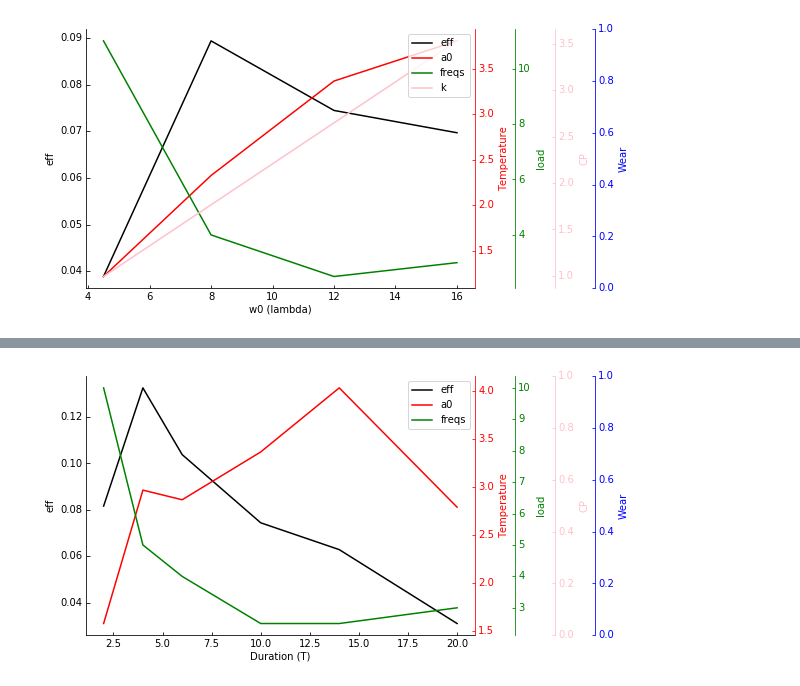
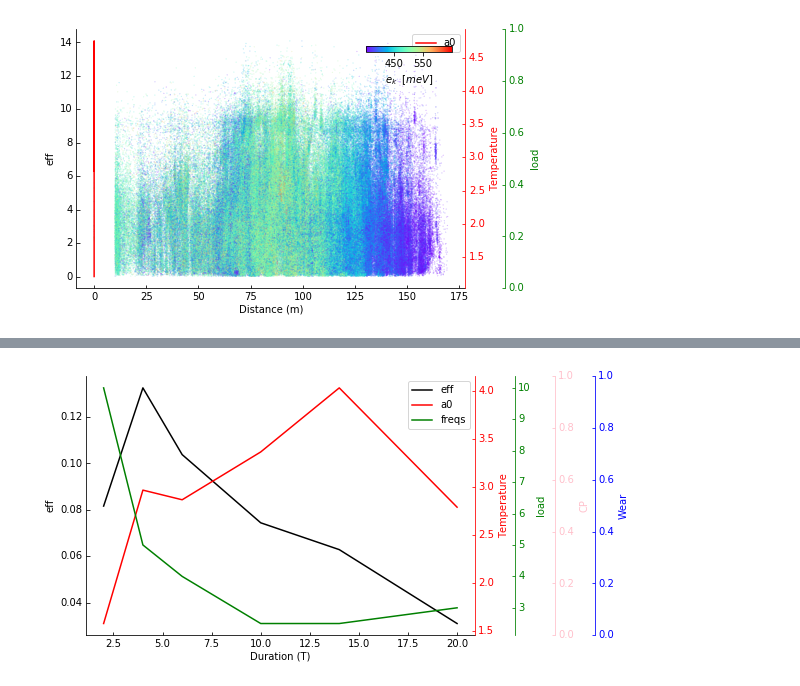
Before and after one commit to zhazhajust/notebook, a Jupyter notebook: pltplot.ipynb, the cells around one changed output, grey strips where cells are left out. Saved outputs shown, nothing was run; the diff lists cells and outputs as text; code cells hidden in the pictures.

```diff
--- a/pltplot.ipynb
+++ b/pltplot.ipynb
@@ -98,7 +98,15 @@ plt.show()
+# %%
+import numpy as np
+r=np.loadtxt('x_r/r.txt')/10
+x=np.loadtxt('plot3d/x.txt')/1e-6
+I=np.loadtxt('x_r/I.txt')
+color=np.loadtxt('plot3d/ek.txt')/1.6e-13
 # %%
 from mpl_toolkits.axisartist.parasite_axes import HostAxes, ParasiteAxes
 import matplotlib.pyplot as plt
 import numpy as np
+%matplotlib inline
+from matplotlib import cm
 
 fig = plt.figure(1) #定义figure，（1）中的1是什么
 ax_cof = HostAxes(fig, [0, 0, 0.9, 0.9])  #用[left, bottom, weight, height]的方式定义axes，0 <= l,b,w,h <= 1
@@ -126,7 +134,7 @@ ax_temp.axis['right'].label.set_visible(True)
 
 #set label for axis
 ax_cof.set_ylabel('eff')
-ax_cof.set_xlabel('w0 (lambda)')
+ax_cof.set_xlabel('Distance (m)')
 ax_temp.set_ylabel('Temperature')
 ax_load.set_ylabel('load')
 ax_cp.set_ylabel('CP')
@@ -136,57 +144,70 @@ load_axisline = ax_load.get_grid_helper().new_fixed_axis
 cp_axisline = ax_cp.get_grid_helper().new_fixed_axis
 wear_axisline = ax_wear.get_grid_helper().new_fixed_axis
 
-ax_load.axis['right2'] = load_axisline(loc='right', axes=ax_load, offset=(40,0))
-ax_cp.axis['right3'] = cp_axisline(loc='right', axes=ax_cp, offset=(80,0))
-ax_wear.axis['right4'] = wear_axisline(loc='right', axes=ax_wear, offset=(120,0))
+#ax_load.axis['right2'] = load_axisline(loc='right', axes=ax_load, offset=(40,0))
+#ax_cp.axis['right3'] = cp_axisline(loc='right', axes=ax_cp, offset=(80,0))
+#ax_wear.axis['right4'] = wear_axisline(loc='right', axes=ax_wear, offset=(120,0))
 
 fig.add_axes(ax_cof)
 
 ''' #set limit of x, y
 ax_cof.set_xlim(0,2)
 ax_cof.set_ylim(0,3)
 '''
-w0=[4.5,8,12,16]
-eff=[0.03889826,0.08934692,0.074453714,0.069679382]
-a0=[1.214198597,2.326567235,3.366648682,3.808748841]
-freqs=[11,4,2.5,3]
-k=[0.993026073303791,1.765379685873407,2.6480695288101104,3.530759371746814]
-curve_cof, = ax_cof.plot(w0, eff, label="eff", color='black')
-curve_temp, = ax_temp.plot(w0, a0, label="a0", color='red')
-curve_load, = ax_load.plot(w0, freqs, label="freqs", color='green')
-curve_cp, = ax_cp.plot(w0, k, label="k", color='pink')
+
+eff=[0.048196401,0.102871273,0.111111008,0.084301947,0.074453714,0.062449377,0.058270294,0.066694436,0.054734698]
+density=[3.00E-03,3.50E-03,4.50E-03,7.00E-03,1.00E-02,1.50E-02,2.00E-02,3.00E-02,4.50E-02]
+a0=[1.207555351,3.211454872,2.796335132,2.939103325,3.366648682,3.843410143,4.750858633,4.354245314,2.799477453]
+freqs=[8,4,4,3,2.5,3,3,3,4]
+k=[1.450407414771374,1.5666190603635624,1.7763790426695734,2.215533922238344,2.6480695288101104,3.2432095744985245,3.74493584175019,4.586590965874088,5.617403762625285]
+
+
+name='${e_k}$  '
+curve_cof= ax_cof.scatter(x,r,s=0.01,c=color,cmap=cm.rainbow)
+position=fig.add_axes([0.65+0.02, 0.8+0.02, 0.2, 0.02])
+
+cbar=fig.colorbar(curve_cof,ax=ax_cof,ticks=np.linspace(350, 550,3),fraction=0.015,cax=position,orientation='horizontal')
+#cbar=fig.colorbar(curve_cof,ax=ax_cof)
+cbar.set_label(name+r'$[meV]$')#,fontdict=font)
+
+curve_temp, = ax_temp.plot(density, a0, label="a0", color='red')
+
+
+
+
+
 #curve_wear, = ax_wear.plot([0, 1, 2], [25, 18, 9], label="Wear", color='blue')
 
 
 #ax_temp.set_ylim(0,4)
 #ax_load.set_ylim(0,4)
 #ax_cp.set_ylim(0,50)
 #ax_wear.set_ylim(0,30)
 
 ax_cof.legend()
 
 #轴名称，刻度值的颜色
 #ax_cof.axis['left'].label.set_color(ax_cof.get_color())
 ax_temp.axis['right'].label.set_color('red')
 ax_load.axis['right2'].label.set_color('green')
-ax_cp.axis['right3'].label.set_color('pink')
-ax_wear.axis['right4'].label.set_color('blue')
+#ax_cp.axis['right3'].label.set_color('pink')
+#ax_wear.axis['right4'].label.set_color('blue')
 
 ax_temp.axis['right'].major_ticks.set_color('red')
 ax_load.axis['right2'].major_ticks.set_color('green')
-ax_cp.axis['right3'].major_ticks.set_color('pink')
-ax_wear.axis['right4'].major_ticks.set_color('blue')
+#ax_cp.axis['right3'].major_ticks.set_color('pink')
+#ax_wear.axis['right4'].major_ticks.set_color('blue')
 
 ax_temp.axis['right'].major_ticklabels.set_color('red')
 ax_load.axis['right2'].major_ticklabels.set_color('green')
-ax_cp.axis['right3'].major_ticklabels.set_color('pink')
-ax_wear.axis['right4'].major_ticklabels.set_color('blue')
+#ax_cp.axis['right3'].major_ticklabels.set_color('pink')
+#ax_wear.axis['right4'].major_ticklabels.set_color('blue')
 
 ax_temp.axis['right'].line.set_color('red')
 ax_load.axis['right2'].line.set_color('green')
-ax_cp.axis['right3'].line.set_color('pink')
-ax_wear.axis['right4'].line.set_color('blue')
+#ax_cp.axis['right3'].line.set_color('pink')
+#ax_wear.axis['right4'].line.set_color('blue')
 
 plt.show()
 # %% [output]
-[figure, old version]
+[figure, new version]
```
Also changed, not shown: parts of 2 cells of this notebook, 25 other files.
